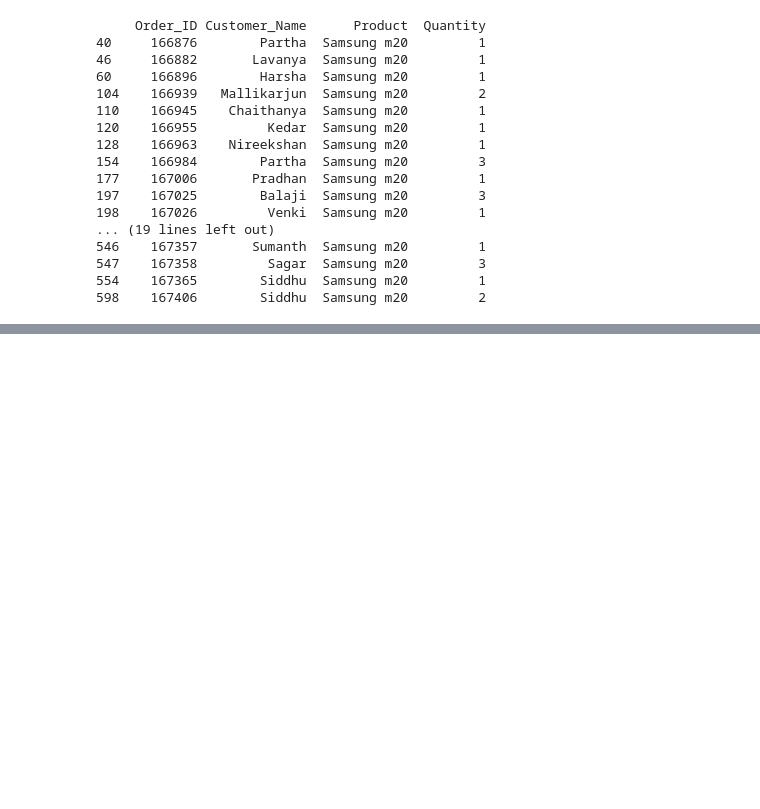
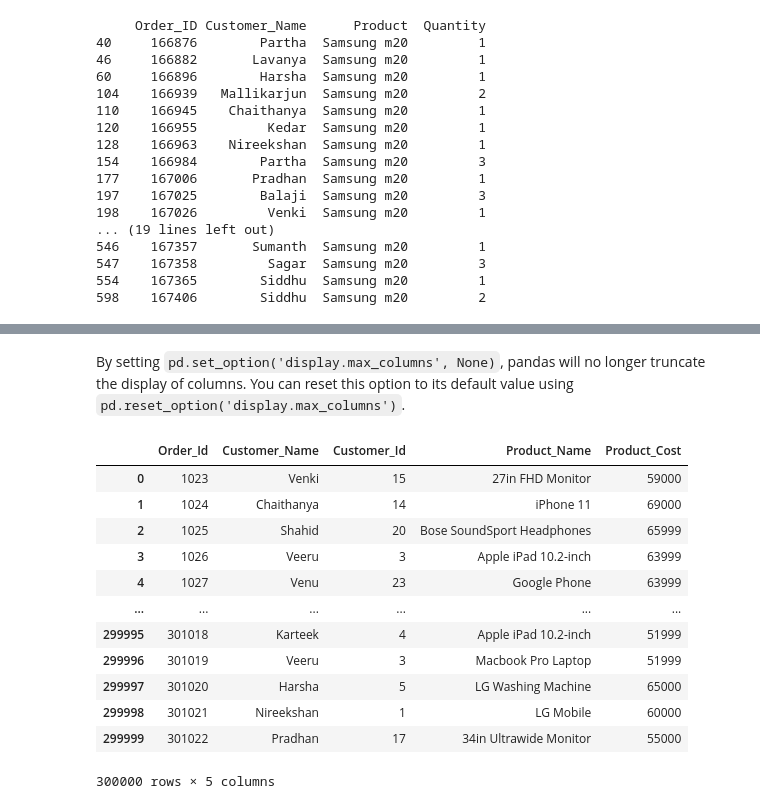
Before and after one commit to yash144-code/daily-python-work, a Jupyter notebook: data_science.ipynb, the cells around one changed output, grey strips where cells are left out. Saved outputs shown, nothing was run; the diff lists cells and outputs as text; code cells hidden in the pictures; blank space fills up the shorter version.

```diff
--- a/data_science.ipynb
+++ b/data_science.ipynb
@@ -3946,0 +4292,7 @@ print(df[purchased])
+# %%
+import pandas as pd
+
+pd.reset_option('display.max_columns', None)
+
+# Display the DataFrame to see all columns
+display(df1.head())
@@ -3946,0 +4306,23 @@ print(df[purchased])
+# %% [markdown]
+By setting `pd.set_option('display.max_columns', None)`, pandas will no longer truncate the display of columns. You can reset this option to its default value using `pd.reset_option('display.max_columns')`.
+# %%
+# sorting
+import pandas as pd
+
+df1 = pd.read_csv("sales4.csv")
+pd.set_option('display.max_columns', None)
+display(df1)
+# %% [output]
+|  | Order_Id | Customer_Name | Customer_Id | Product_Name | Product_Cost |
+| 0 | 1023 | Venki | 15 | 27in FHD Monitor | 59000 |
+| 1 | 1024 | Chaithanya | 14 | iPhone 11 | 69000 |
+| 2 | 1025 | Shahid | 20 | Bose SoundSport Headphones | 65999 |
+| 3 | 1026 | Veeru | 3 | Apple iPad 10.2-inch | 63999 |
+| 4 | 1027 | Venu | 23 | Google Phone | 63999 |
+| ... | ... | ... | ... | ... | ... |
+| 299995 | 301018 | Karteek | 4 | Apple iPad 10.2-inch | 51999 |
+| 299996 | 301019 | Veeru | 3 | Macbook Pro Laptop | 51999 |
+| 299997 | 301020 | Harsha | 5 | LG Washing Machine | 65000 |
+| 299998 | 301021 | Nireekshan | 1 | LG Mobile | 60000 |
+| 299999 | 301022 | Pradhan | 17 | 34in Ultrawide Monitor | 55000 |
+300000 rows × 5 columns
```
Also changed, not shown: parts of 22 cells of this notebook.
